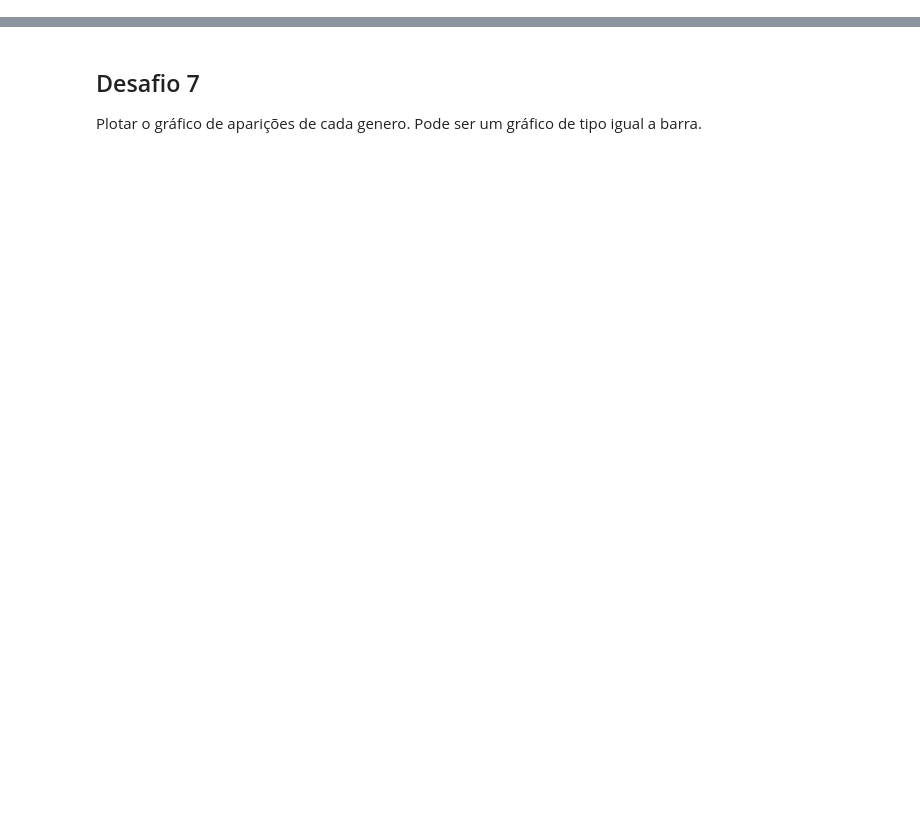
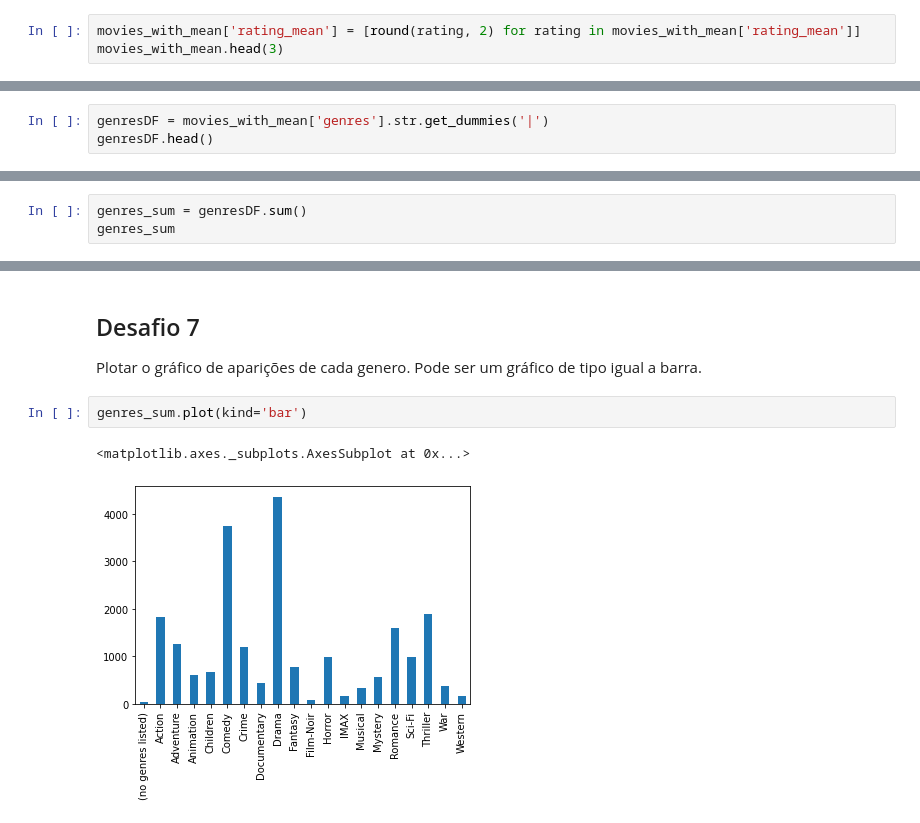
Before and after one commit to newtmagalhaes/QuarentenaDados, a Jupyter notebook: aulas/aula1/introduction.ipynb, the cells around one changed output, grey strips where cells are left out. Saved outputs shown, nothing was run; the diff lists cells and outputs as text; blank space fills up the shorter version.

```diff
--- a/aulas/aula1/introduction.ipynb
+++ b/aulas/aula1/introduction.ipynb
@@ -195,3 +228,6 @@ Colocar o número de avaliações por filme, isto é, não só a média mas o TO
 ## Desafio 4
 
 Arredondar as médias (coluna de nota média) para duas casas decimais.
+# %%
+movies_with_mean['rating_mean'] = [round(rating, 2) for rating in movies_with_mean['rating_mean']]
+movies_with_mean.head(3)
@@ -200,3 +241,6 @@ Arredondar as médias (coluna de nota média) para duas casas decimais.
 
 Descobrir os gêneros dos filmes (quais são eles, únicos).
 (esse aqui o bicho pega)
+# %%
+genresDF = movies_with_mean['genres'].str.get_dummies('|')
+genresDF.head()
@@ -204,3 +255,6 @@ Descobrir os gêneros dos filmes (quais são eles, únicos).
 ## Desafio 6
 
 Contar o número de aparições de cada genero.
+# %%
+genres_sum = genresDF.sum()
+genres_sum
@@ -209,3 +281,8 @@ Contar o número de aparições de cada genero.
 
 Plotar o gráfico de aparições de cada genero.
 Pode ser um gráfico de tipo igual a barra.
+# %%
+genres_sum.plot(kind='bar')
+# %% [output]
+<matplotlib.axes._subplots.AxesSubplot at 0x...>
+[figure, added]
```
Also changed, not shown: parts of 7 cells of this notebook.
